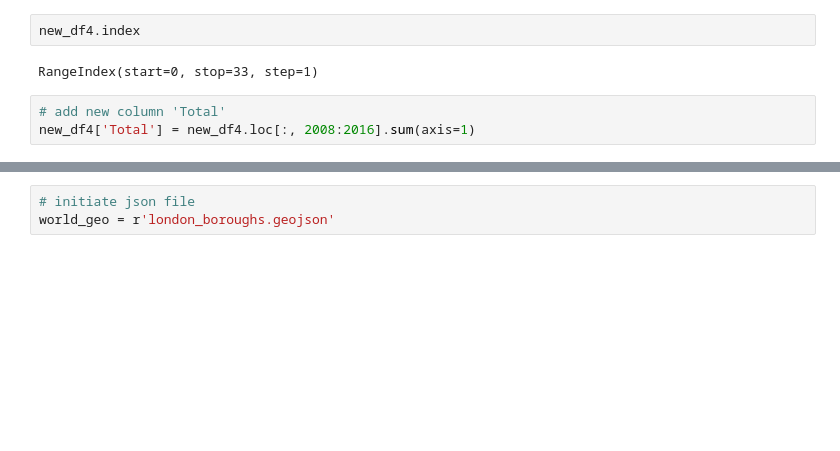
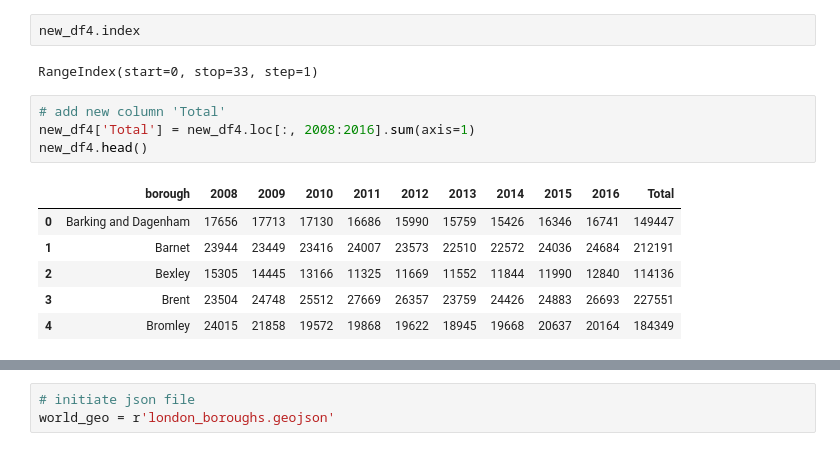
Before and after one commit to fwaafnn/Assigment1_DataVisualization, a Jupyter notebook: PYTN_Assg_1_5_AfwaAfini.ipynb, the cells around one changed output, grey strips where cells are left out. Cells and saved outputs as stored; diff of their text form; blank space fills up the shorter version.

```diff
--- a/PYTN_Assg_1_5_AfwaAfini.ipynb
+++ b/PYTN_Assg_1_5_AfwaAfini.ipynb
@@ -556,3 +556,11 @@ RangeIndex(start=0, stop=33, step=1)
 # %%
 # add new column 'Total'
 new_df4['Total'] = new_df4.loc[:, 2008:2016].sum(axis=1)
+new_df4.head()
+# %% [output]
+|  | borough | 2008 | 2009 | 2010 | 2011 | 2012 | 2013 | 2014 | 2015 | 2016 | Total |
+| 0 | Barking and Dagenham | 17656 | 17713 | 17130 | 16686 | 15990 | 15759 | 15426 | 16346 | 16741 | 149447 |
+| 1 | Barnet | 23944 | 23449 | 23416 | 24007 | 23573 | 22510 | 22572 | 24036 | 24684 | 212191 |
+| 2 | Bexley | 15305 | 14445 | 13166 | 11325 | 11669 | 11552 | 11844 | 11990 | 12840 | 114136 |
+| 3 | Brent | 23504 | 24748 | 25512 | 27669 | 26357 | 23759 | 24426 | 24883 | 26693 | 227551 |
+| 4 | Bromley | 24015 | 21858 | 19572 | 19868 | 19622 | 18945 | 19668 | 20637 | 20164 | 184349 |
```
Also changed, not shown: parts of 4 cells of this notebook.
